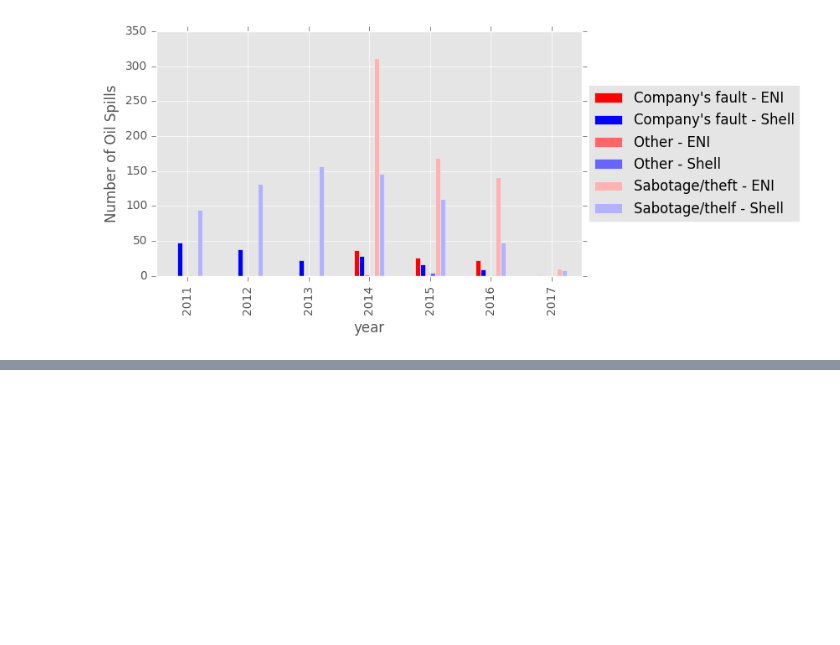
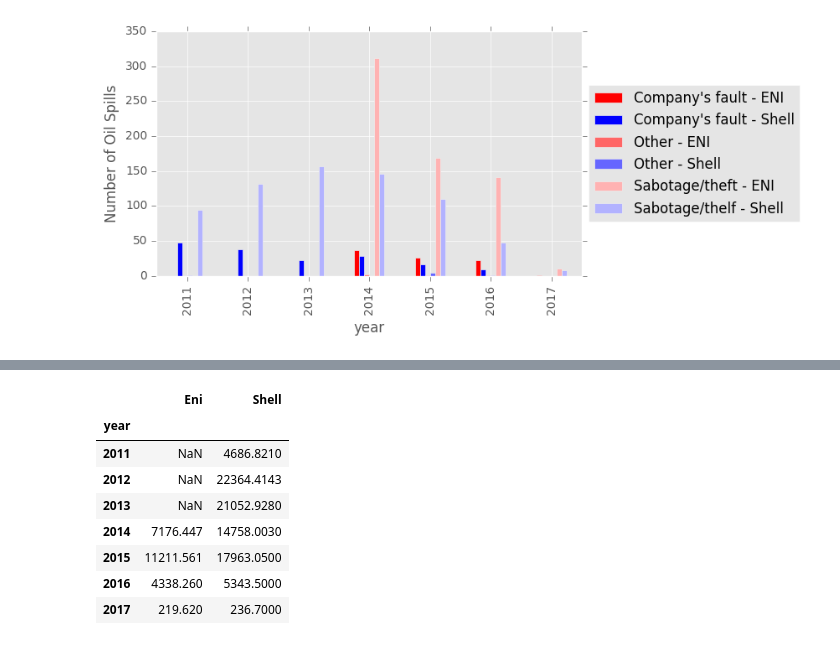
Before and after one commit to estambolieva/oil-spills, a Jupyter notebook: 2. Data Analysis.ipynb, the cells around one changed output, grey strips where cells are left out. Saved outputs shown, nothing was run; the diff lists cells and outputs as text; code cells hidden in the pictures; blank space fills up the shorter version.

```diff
--- a/2. Data Analysis.ipynb
+++ b/2. Data Analysis.ipynb
@@ -86,0 +117,12 @@ df2[['abuse','nff']].plot(kind='bar', stacked=True)
+# %%
+barrels_company_year
+# %% [output]
+|  | Eni | Shell |
+| year |  |  |
+| 2011 | NaN | 4686.8210 |
+| 2012 | NaN | 22364.4143 |
+| 2013 | NaN | 21052.9280 |
+| 2014 | 7176.447 | 14758.0030 |
+| 2015 | 11211.561 | 17963.0500 |
+| 2016 | 4338.260 | 5343.5000 |
+| 2017 | 219.620 | 236.7000 |
```
Also changed, not shown: parts of 6 cells of this notebook.
